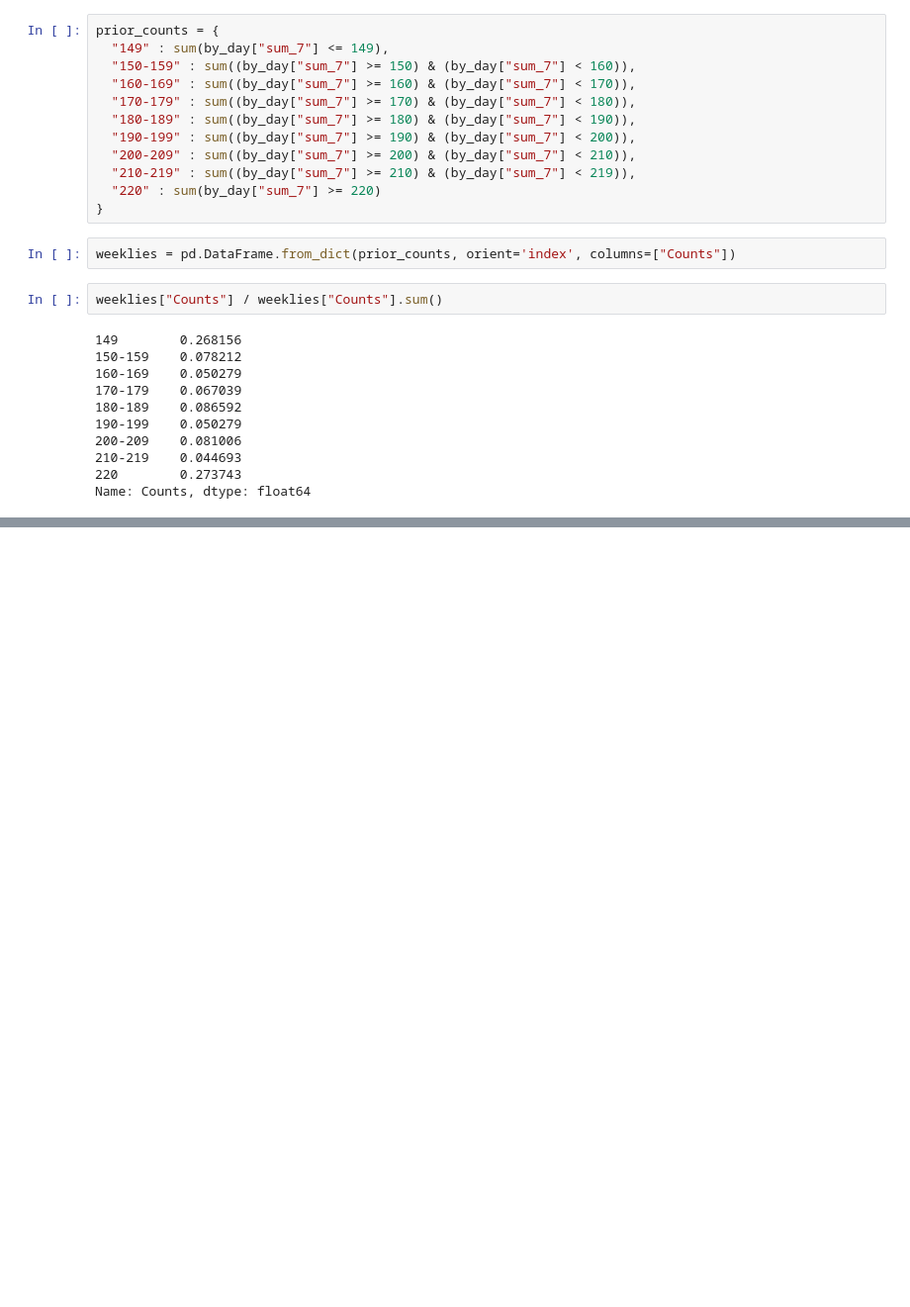
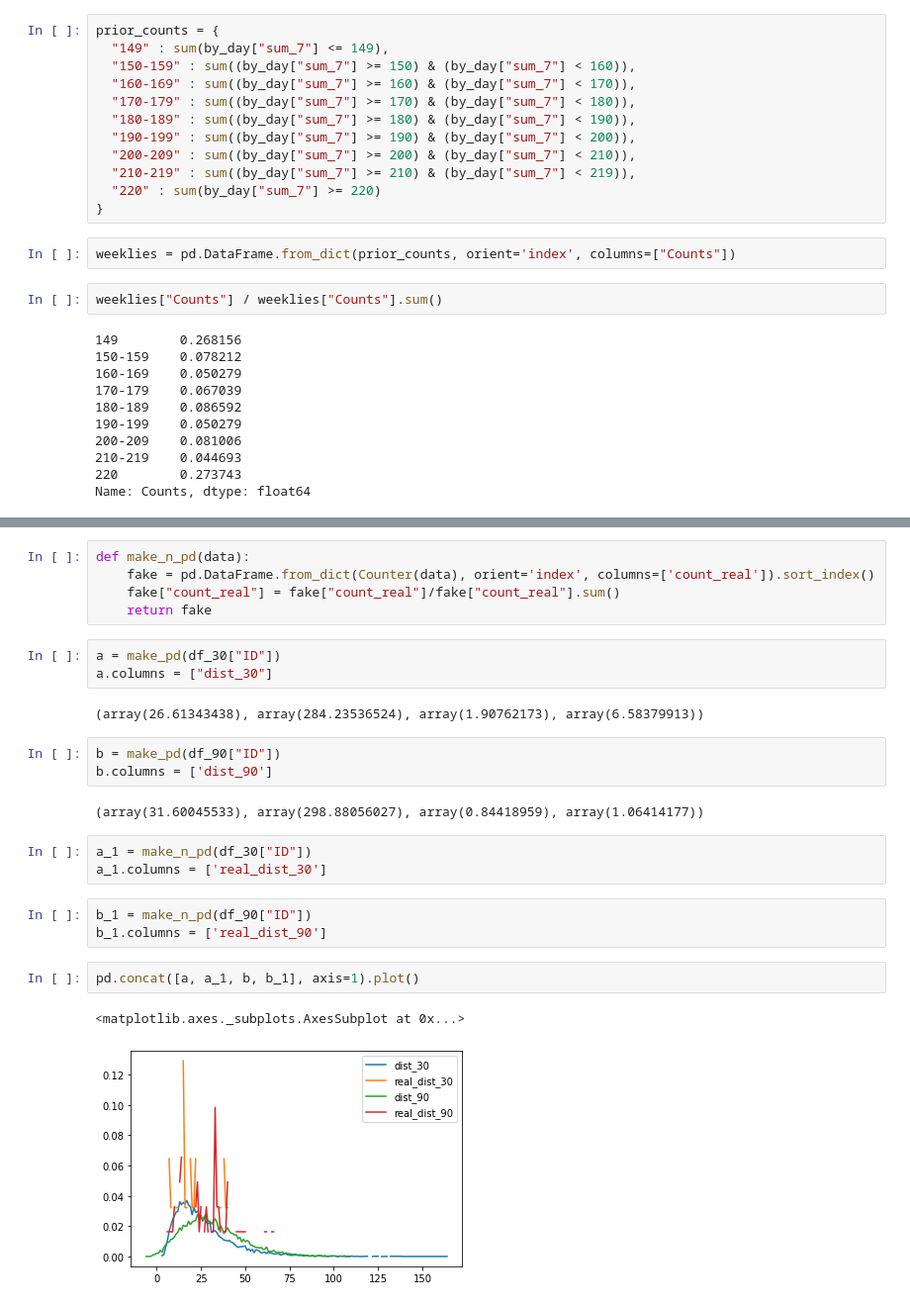
Before and after one commit to chondromalasia/trump_tweets, a Jupyter notebook: notebooks/EDA realDonaldTrump.ipynb, the cells around one changed output, grey strips where cells are left out. Shown at 99% size. Cells and saved outputs as stored; diff of their text form; blank space fills up the shorter version.

```diff
--- a/notebooks/EDA realDonaldTrump.ipynb
+++ b/notebooks/EDA realDonaldTrump.ipynb
@@ -287,0 +458,26 @@ Name: Counts, dtype: float64
+# %%
+def make_n_pd(data):
+    fake = pd.DataFrame.from_dict(Counter(data), orient='index', columns=['count_real']).sort_index()
+    fake["count_real"] = fake["count_real"]/fake["count_real"].sum()
+    return fake
+# %%
+a = make_pd(df_30["ID"])
+a.columns = ["dist_30"]
+# %% [output]
+(array(26.61343438), array(284.23536524), array(1.90762173), array(6.58379913))
+# %%
+b = make_pd(df_90["ID"])
+b.columns = ['dist_90']
+# %% [output]
+(array(31.60045533), array(298.88056027), array(0.84418959), array(1.06414177))
+# %%
+a_1 = make_n_pd(df_30["ID"])
+a_1.columns = ['real_dist_30']
+# %%
+b_1 = make_n_pd(df_90["ID"])
+b_1.columns = ['real_dist_90']
+# %%
+pd.concat([a, a_1, b, b_1], axis=1).plot()
+# %% [output]
+<matplotlib.axes._subplots.AxesSubplot at 0x...>
+[figure, added]
```
Also changed, not shown: parts of 30 cells of this notebook, 1 other file.
